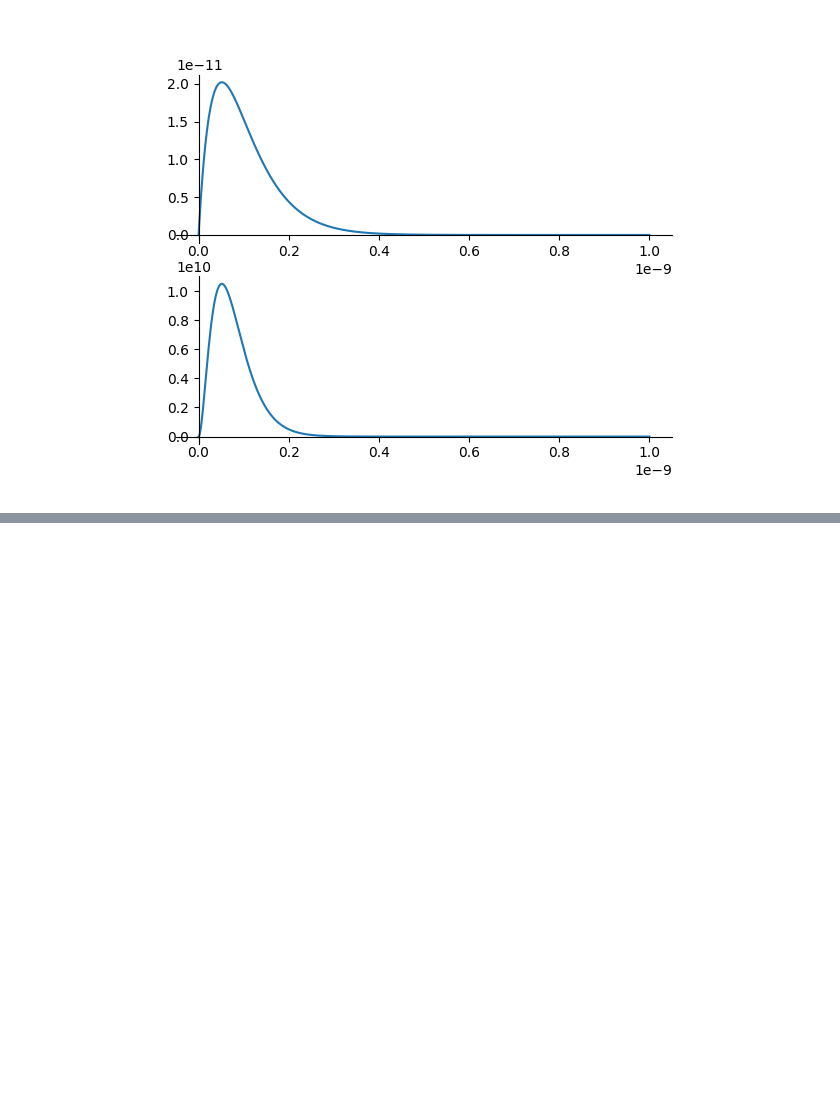
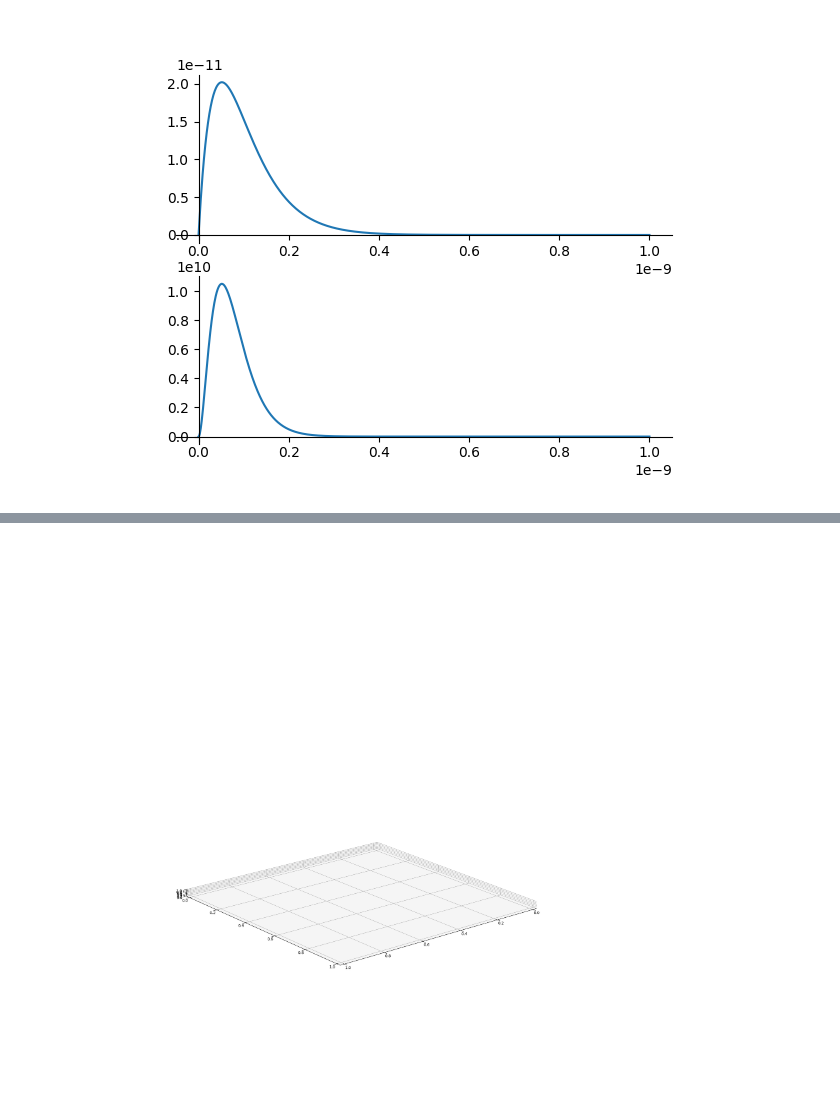
Before and after one commit to Mr-Pine/Jupyter-notebooks, a Jupyter notebook: Schrödi.ipynb, the cells around one changed output, grey strips where cells are left out. Drawn from its saved outputs; the diff is of its cells as text; code cells hidden in the pictures; blank space fills up the shorter version.

```diff
--- a/Schrödi.ipynb
+++ b/Schrödi.ipynb
@@ -179,3 +181,82 @@ FloatLogSlider(value=1000.0, description='Iterations', max=6.0)
 FloatRangeSlider(value=(10.0, 16.0), description='Range to calculate W in', max=30.0)
 FloatLogSlider(value=1e-09, description='r where psi(r)=0', max=-8.0, min=-12.0)
 [interactive output not drawn]
+# %%
+X = 0
+Y = 0
+Z = 0
+# %%
+fig3D, ax3D = plt.subplots(subplot_kw={"projection": "3d"})
+fig3D.set_size_inches(18.5, 20.5)
+
+x_scale=1
+y_scale=1
+z_scale=.04
+
+scale=np.diag([x_scale, y_scale, z_scale, 1.0])
+scale=scale*(1.0/scale.max())
+scale[3,3]=1.0
+
+def short_proj():
+    return np.dot(Axes3D.get_proj(ax3D), scale)
+
+ax3D.get_proj=short_proj
+ax3D.view_init(azim=51, elev=17)
+
+
+def getPsi(X, Y):
+    res = []
+    for x in range(0, X[:,1].size):
+        yValues = []
+        for y in range(0, Y[:,1].size):
+            xCoord = X[x, y]
+            yCoord = Y[x, y]
+            radius = np.sqrt(xCoord**2 + yCoord**2)
+            index = np.clip(int(radius/deltaR), 0, len(psi)-1)
+            yValues.append(psi[index][1]**2/radius**0)
+        res.append(yValues)
+    return np.array(res)
+
+colorbar = 0
+
+def update3D(_):
+    global X, Y, Z
+
+    Y=X = np.arange(-deltaR*iterations, deltaR*iterations, deltaR)
+    X, Y = np.meshgrid(X, Y)
+
+    Z = getPsi(X, Y)
+
+    show3D(0)
+
+def show3D(_):
+    global colorbar
+
+    if isinstance(Z, int):
+        update3D(0)
+
+    ax3D.clear()
+
+    # Plot the surface.
+    surf = ax3D.plot_surface(X, Y, Z, cmap=cm.coolwarm, linewidth=0, antialiased=False, rstride=10, cstride=10)
+
+    # Add a color bar which maps values to colors.
+    if(colorbar != 0):
+        colorbar.remove()
+    colorbar = fig3D.colorbar(surf, shrink=0.5, aspect=5)
+
+    # Customize the z axis.
+    maxIndex = np.argmax(np.array(psi)[:,1])
+    maxVal = psi[maxIndex][1]**2/psi[maxIndex][0]
+    #ax3D.set_zlim(0, 5 * maxVal)
+    ax3D.zaxis.set_major_locator(LinearLocator(10))
+    # A StrMethodFormatter is used automatically
+    ax3D.zaxis.set_major_formatter('{x:.02f}')
+
+buttonUpdate3D = widgets.Button(description="Update 3D Data")
+buttonUpdate3D.on_click(update3D)
+buttonShow3D = widgets.Button(description="Show 3D Plot")
+buttonShow3D.on_click(show3D)
+display(buttonUpdate3D)
+display(buttonShow3D)
+# %% [output]
@@ -181,0 +265 @@ FloatLogSlider(value=1e-09, description='r where psi(r)=0', max=-8.0, min=-12.0)
+[figure, added]
```
Also changed, not shown: parts of 3 cells of this notebook, 1 other file.
